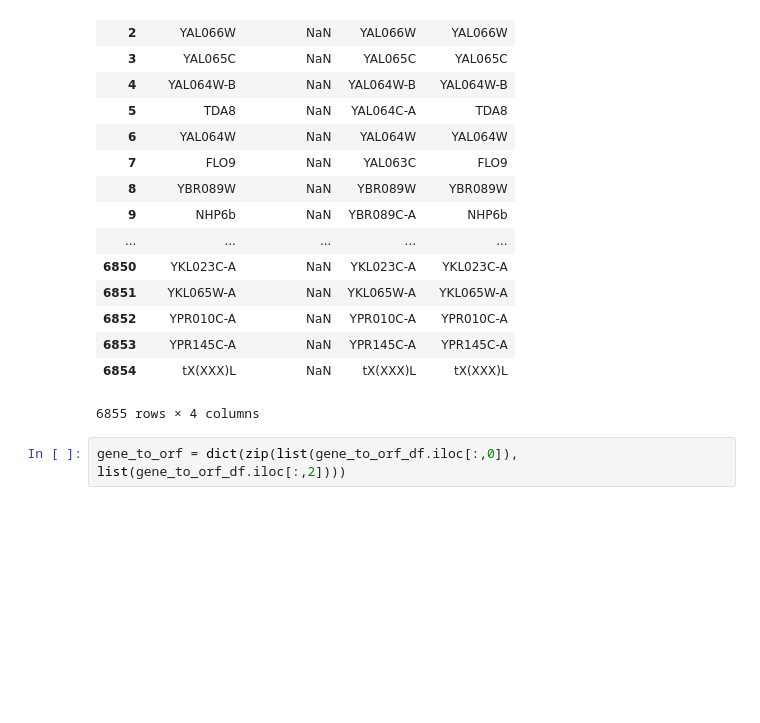
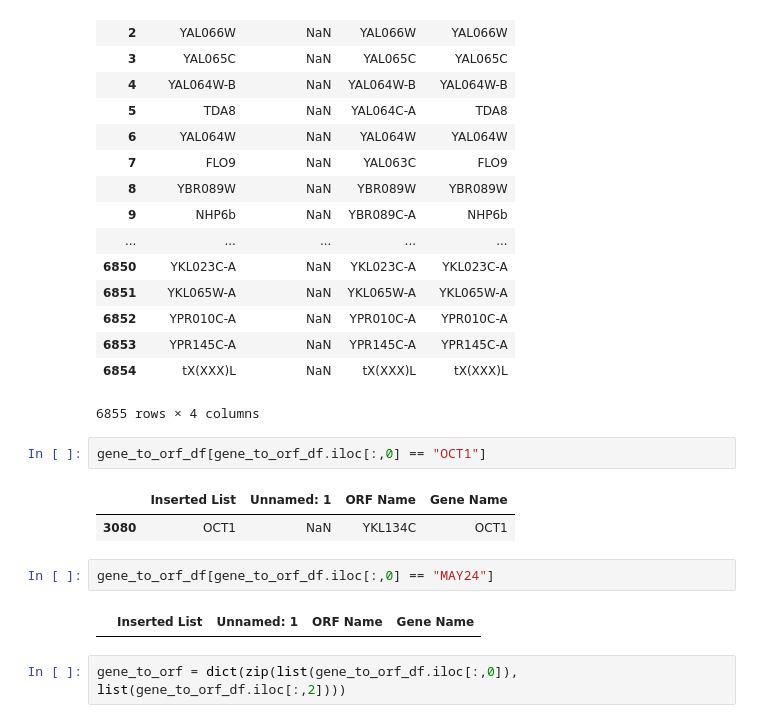
Before and after one commit to jnnanvrro/generegnetwork, a Jupyter notebook: yeastnet_project/Feb9/Data processing.ipynb, the cells around one changed output. Saved outputs shown, nothing was run; the diff lists cells and outputs as text; blank space fills up the shorter version.

```diff
--- a/yeastnet_project/Feb9/Data processing.ipynb
+++ b/yeastnet_project/Feb9/Data processing.ipynb
@@ -136,6 +146,15 @@ gene_to_orf_df
 | 6853 | YPR145C-A | NaN | YPR145C-A | YPR145C-A |
 | 6854 | tX(XXX)L | NaN | tX(XXX)L | tX(XXX)L |
 6855 rows × 4 columns
+# %%
+gene_to_orf_df[gene_to_orf_df.iloc[:,0] == "OCT1"]
+# %% [output]
+|  | Inserted List | Unnamed: 1 | ORF Name | Gene Name |
+| 3080 | OCT1 | NaN | YKL134C | OCT1 |
+# %%
+gene_to_orf_df[gene_to_orf_df.iloc[:,0] == "MAY24"]
+# %% [output]
+|  | Inserted List | Unnamed: 1 | ORF Name | Gene Name |
 # %%
 gene_to_orf = dict(zip(list(gene_to_orf_df.iloc[:,0]), list(gene_to_orf_df.iloc[:,2])))
 # %%
```
Also changed, not shown: parts of 16 cells of this notebook, 4 other files.
